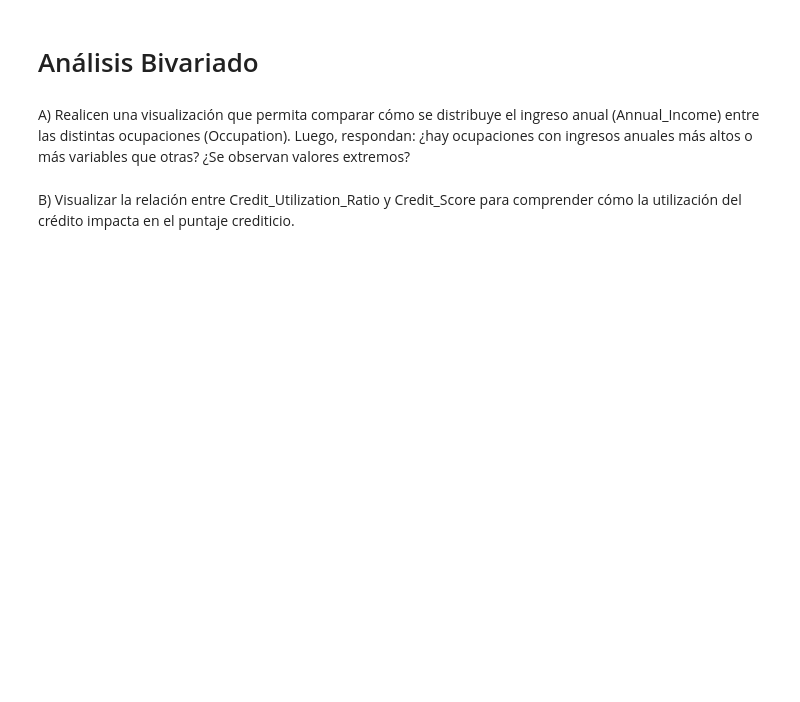
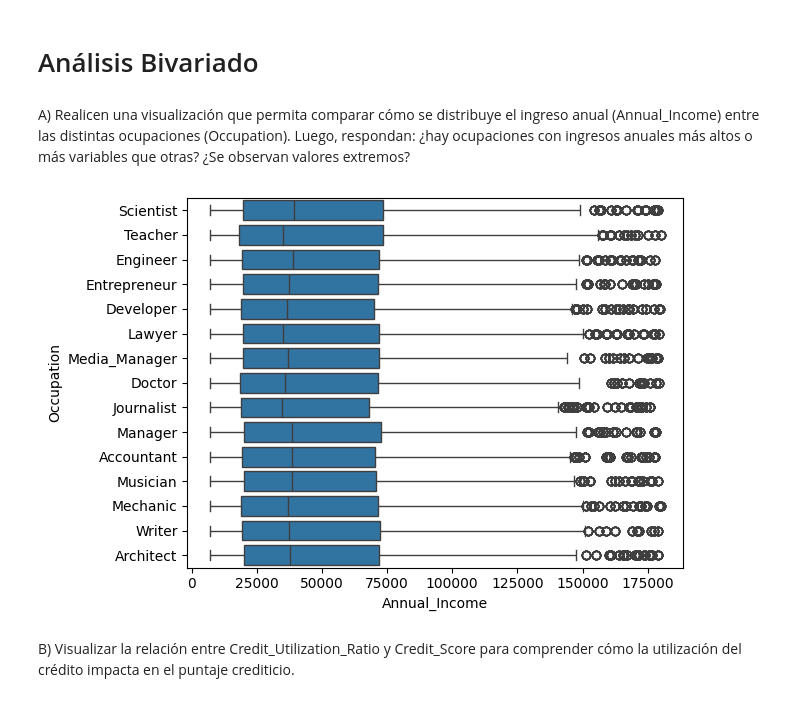
Before and after one commit to franovando/clase_04_06, a Jupyter notebook: Deteccion_de_Fraude.ipynb, the cells around one changed output. Drawn from its saved outputs; the diff is of its cells as text; code cells hidden in the pictures; blank space fills up the shorter version.

```diff
--- a/Deteccion_de_Fraude.ipynb
+++ b/Deteccion_de_Fraude.ipynb
@@ -165,6 +165,14 @@ E) Distribución tasas de interés
 # Análisis Bivariado
 # %% [markdown]
 A) Realicen una visualización que permita comparar cómo se distribuye el ingreso anual (Annual_Income) entre las distintas ocupaciones (Occupation). Luego, respondan: ¿hay ocupaciones con ingresos anuales más altos o más variables que otras? ¿Se observan valores extremos?
+# %%
+sns.boxplot(
+    data=bank_df,  # o bank_df.to_pandas()
+    y="Occupation",
+    x="Annual_Income"
+);
+# %% [output]
+[figure, added]
 # %% [markdown]
 B) Visualizar la relación entre Credit_Utilization_Ratio y Credit_Score para comprender cómo la utilización del crédito impacta en el puntaje crediticio.
 # %% [markdown]
```
Also changed, not shown: parts of 1 cell of this notebook.
